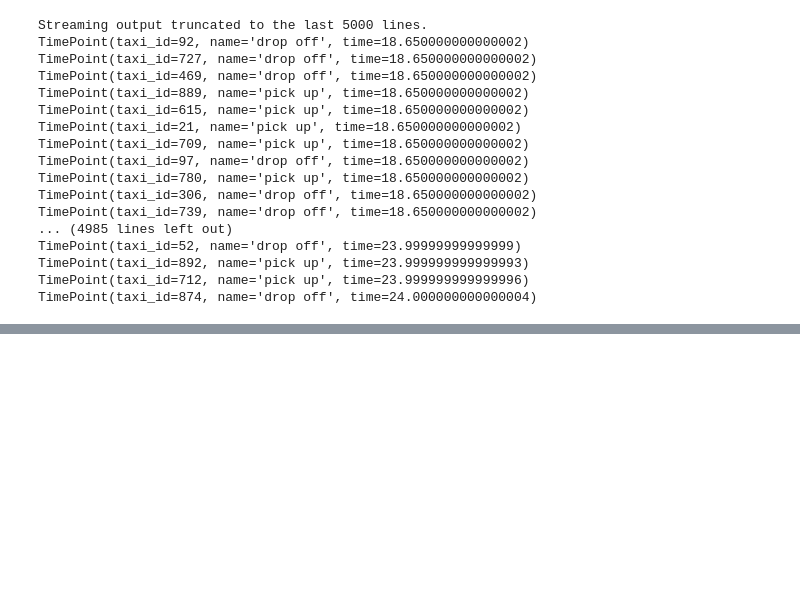
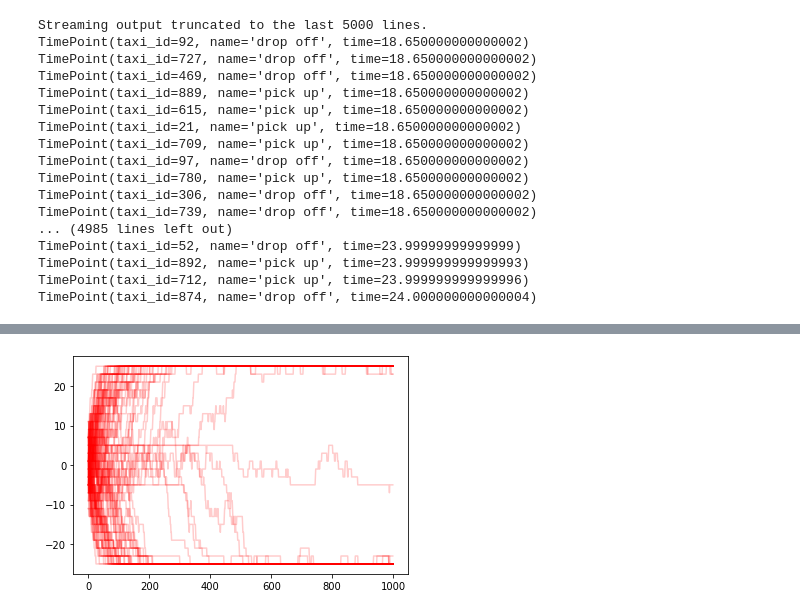
Before and after one commit to antounes/practical-timeseries-analysis, a Jupyter notebook: ch04/code/ch04_simulating_time_series_data.ipynb, the cells around one changed output, grey strips where cells are left out. Saved outputs shown, nothing was run; the diff lists cells and outputs as text; code cells hidden in the pictures; blank space fills up the shorter version.

```diff
--- a/ch04/code/ch04_simulating_time_series_data.ipynb
+++ b/ch04/code/ch04_simulating_time_series_data.ipynb
@@ -274,0 +351,13 @@ TimePoint(taxi_id=874, name='drop off', time=24.000000000000004)
+# %%
+# Collect each time series as a separate element in results list
+results = []
+for i in range(100):
+  init_state = initRandState(N, M)
+  final_state, states, magnet_hist = runState(init_state, 1000)
+  results.append(magnet_hist)
+
+# Plot curves
+for mh in results:
+  plt.plot(mh, 'r', alpha=0.2)
+# %% [output]
+[figure, added]
```
Also changed, not shown: parts of 9 cells of this notebook.
